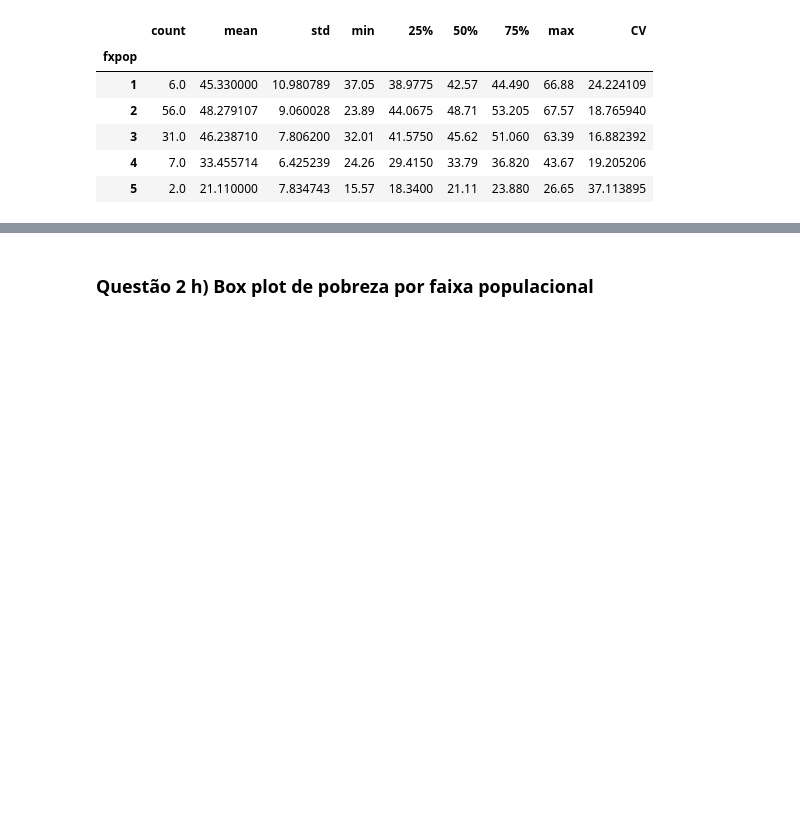
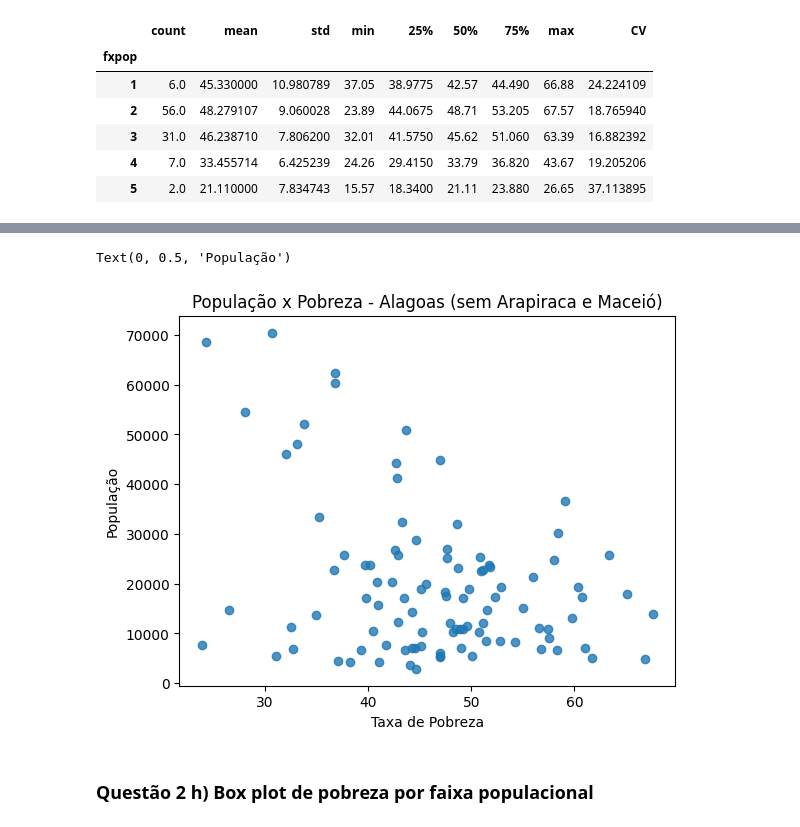
Before and after one commit to viniventur/Exercicio-Econometrico, a Jupyter notebook: Exe_Econometrico.ipynb, the cells around one changed output, grey strips where cells are left out. Cells and saved outputs as stored; diff of their text form; code cells hidden in the pictures; blank space fills up the shorter version.

```diff
--- a/Exe_Econometrico.ipynb
+++ b/Exe_Econometrico.ipynb
@@ -655,0 +690,3 @@ Text(0, 0.5, 'Taxa de Pobreza')
+# %%
+alsem_ara_e_mcz = al[(al.poptot <= 200000)]
+alsem_ara_e_mcz
@@ -656,3 +707,14 @@ Text(0, 0.5, 'Taxa de Pobreza')
+# %%
+pobregsem_ara_e_mcz = sns.regplot(x=alsem_ara_e_mcz.pobre,
+            y=alsem_ara_e_mcz.poptot,
+            data=alsem_ara_e_mcz,
+            fit_reg=False)
+pobregsem_ara_e_mcz.set_title('População x Pobreza - Alagoas (sem Arapiraca e Maceió)')
+pobregsem_ara_e_mcz.set_xlabel('Taxa de Pobreza')
+pobregsem_ara_e_mcz.set_ylabel('População')
+# %% [output]
+Text(0, 0.5, 'População')
+[figure, added]
 # %% [markdown]
 ### Questão 2 h) Box plot de pobreza por faixa populacional
 # %%
```
Also changed, not shown: parts of 15 cells of this notebook.
